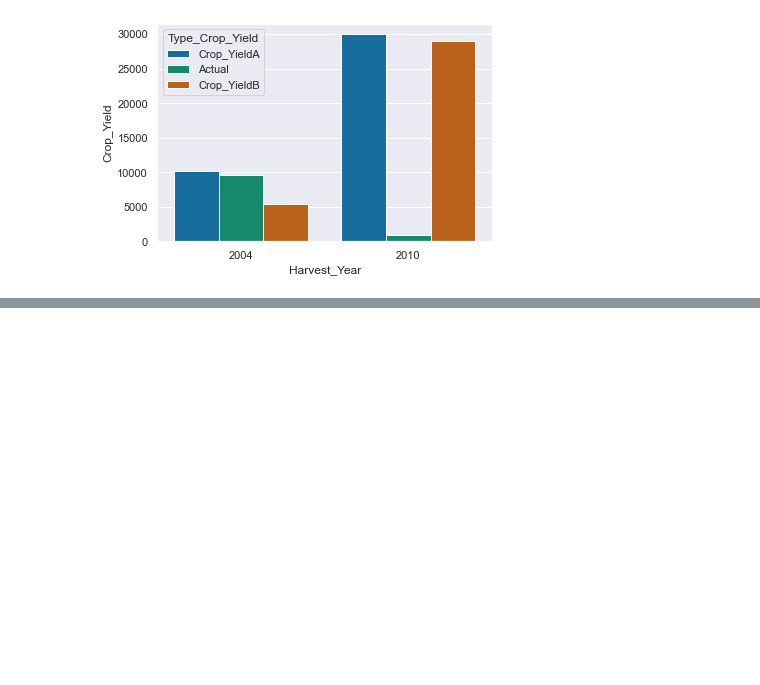
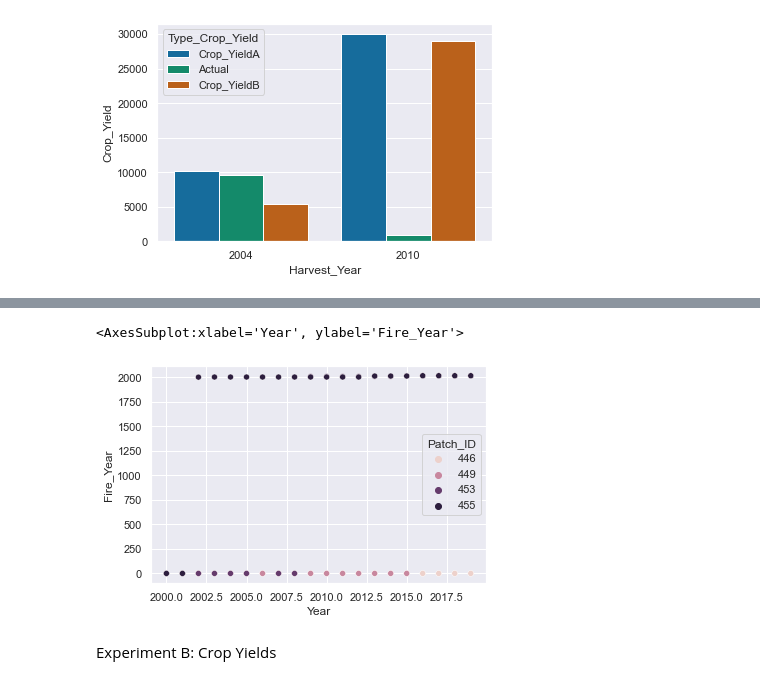
Before and after one commit to g19j1101/HoneybushModel_Results_Analysis, a Jupyter notebook: analysis.ipynb, the cells around one changed output, grey strips where cells are left out. Drawn from its saved outputs; the diff is of its cells as text; code cells hidden in the pictures; blank space fills up the shorter version.

```diff
--- a/analysis.ipynb
+++ b/analysis.ipynb
@@ -48,0 +92,7 @@ sns.barplot(data=hartman, x="Harvest_Year", y="Crop_Yield", hue="Type_Crop_Yield
+# %%
+sns.scatterplot(data=populations, x="Year", y="Fire_Year", hue="Patch_ID")
+# %% [output]
+<AxesSubplot:xlabel='Year', ylabel='Fire_Year'>
+[figure, added]
+# %% [markdown]
+Experiment B: Crop Yields
```
Also changed, not shown: parts of 18 cells of this notebook, 16 other files.
